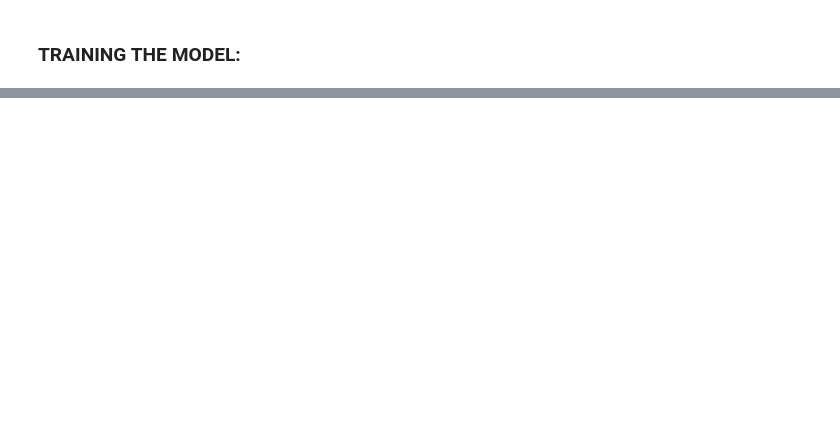
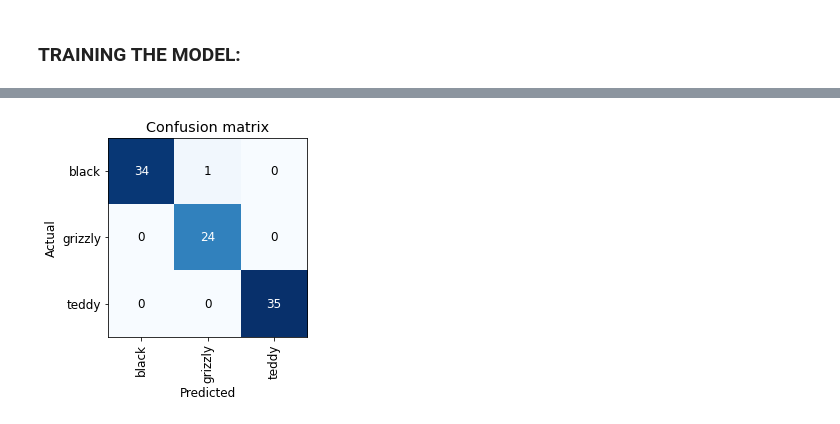
Before and after one commit to ThinamXx/Fastai, a Jupyter notebook: 2. Model Production/BearDetector.ipynb, the cells around one changed output, grey strips where cells are left out. Cells and saved outputs as stored; diff of their text form; code cells hidden in the pictures; blank space fills up the shorter version.

```diff
--- a/2. Model Production/BearDetector.ipynb
+++ b/2. Model Production/BearDetector.ipynb
@@ -180,0 +181,5 @@ learn.fine_tune(4)                                        # Training the Model.
+# %%
+#@ INSPECTING THE MODEL:
+interp = ClassificationInterpretation.from_learner(learn)  # Initializing Interpretation.
+interp.plot_confusion_matrix()                             # Creating Confusion Matrix.
+# %% [output]
@@ -180,0 +187 @@ learn.fine_tune(4)                                        # Training the Model.
+[figure, added]
```
Also changed, not shown: parts of 28 cells of this notebook.
